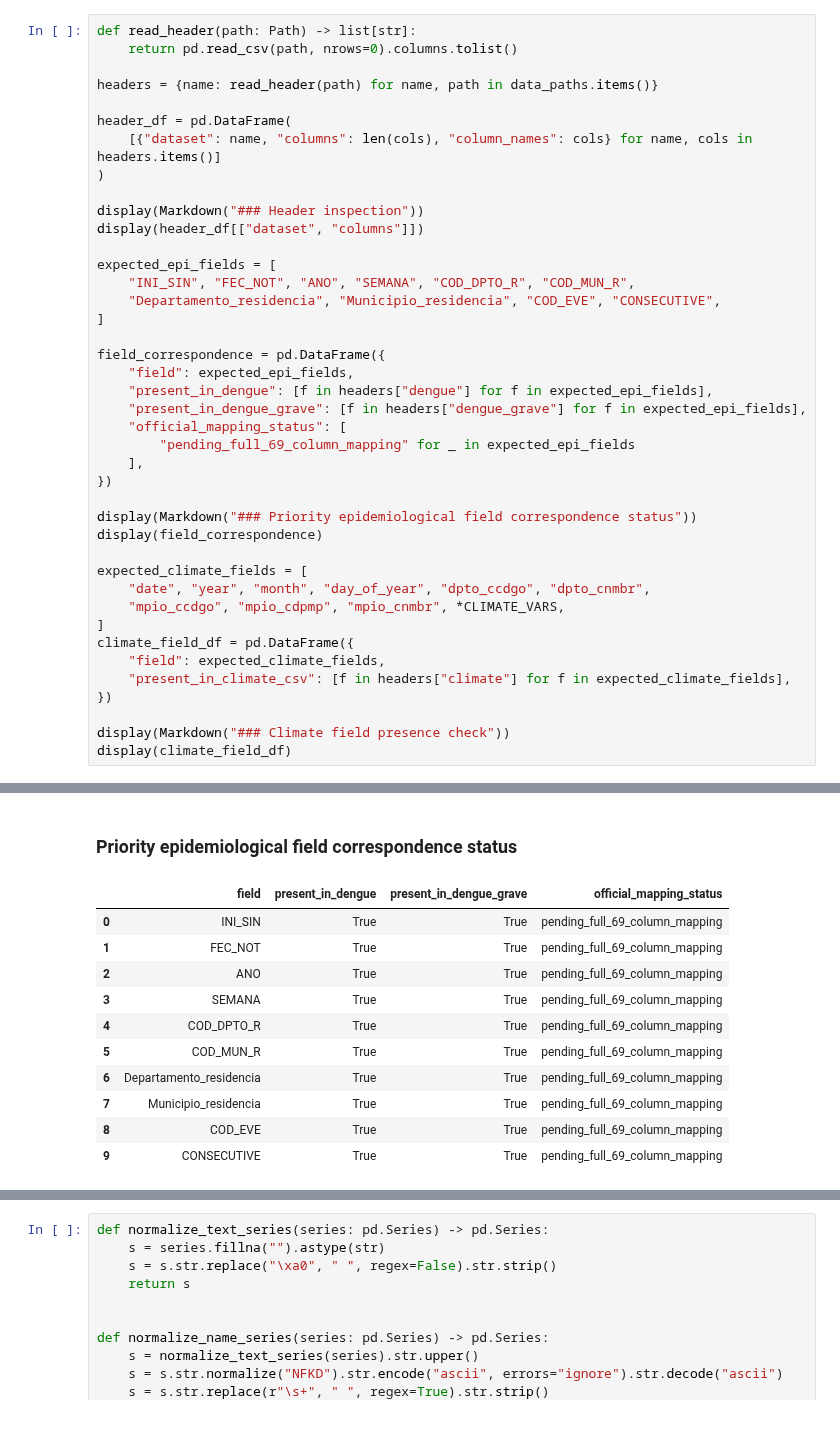
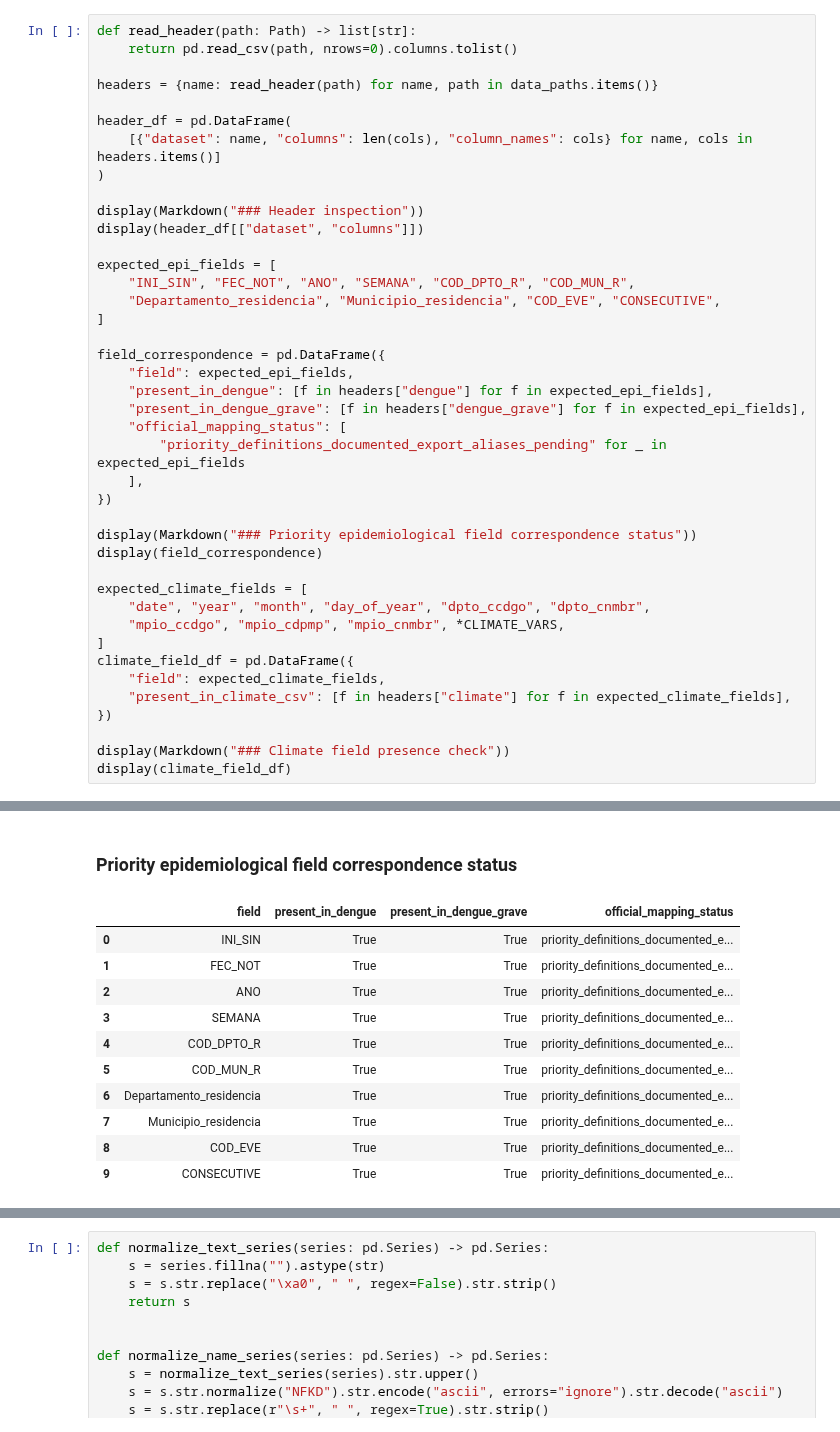
Before and after one commit to j-mauro-r/SAT-Dengue-V2, a Jupyter notebook: notebooks/01_stage2_residence_onset_eda.ipynb, the cells around one changed output, grey strips where cells are left out. Cells and saved outputs as stored; diff of their text form.

```diff
--- a/notebooks/01_stage2_residence_onset_eda.ipynb
+++ b/notebooks/01_stage2_residence_onset_eda.ipynb
@@ -210,44 +208,44 @@ expected_epi_fields = [
 field_correspondence = pd.DataFrame({
     "field": expected_epi_fields,
     "present_in_dengue": [f in headers["dengue"] for f in expected_epi_fields],
     "present_in_dengue_grave": [f in headers["dengue_grave"] for f in expected_epi_fields],
     "official_mapping_status": [
-        "pending_full_69_column_mapping" for _ in expected_epi_fields
+        "priority_definitions_documented_export_aliases_pending" for _ in expected_epi_fields
     ],
 })
 
 display(Markdown("### Priority epidemiological field correspondence status"))
 display(field_correspondence)
 
 expected_climate_fields = [
     "date", "year", "month", "day_of_year", "dpto_ccdgo", "dpto_cnmbr",
     "mpio_ccdgo", "mpio_cdpmp", "mpio_cnmbr", *CLIMATE_VARS,
 ]
 climate_field_df = pd.DataFrame({
     "field": expected_climate_fields,
     "present_in_climate_csv": [f in headers["climate"] for f in expected_climate_fields],
 })
 
 display(Markdown("### Climate field presence check"))
 display(climate_field_df)
 # %% [output]
 ### Header inspection
 |  | dataset | columns |
 | 0 | dengue | 69 |
 | 1 | dengue_grave | 69 |
 | 2 | climate | 18 |
 ### Priority epidemiological field correspondence status
 |  | field | present_in_dengue | present_in_dengue_grave | official_mapping_status |
-| 0 | INI_SIN | True | True | pending_full_69_column_mapping |
-| 1 | FEC_NOT | True | True | pending_full_69_column_mapping |
-| 2 | ANO | True | True | pending_full_69_column_mapping |
-| 3 | SEMANA | True | True | pending_full_69_column_mapping |
-| 4 | COD_DPTO_R | True | True | pending_full_69_column_mapping |
-| 5 | COD_MUN_R | True | True | pending_full_69_column_mapping |
-| 6 | Departamento_residencia | True | True | pending_full_69_column_mapping |
-| 7 | Municipio_residencia | True | True | pending_full_69_column_mapping |
-| 8 | COD_EVE | True | True | pending_full_69_column_mapping |
-| 9 | CONSECUTIVE | True | True | pending_full_69_column_mapping |
+| 0 | INI_SIN | True | True | priority_definitions_documented_e... |
+| 1 | FEC_NOT | True | True | priority_definitions_documented_e... |
+| 2 | ANO | True | True | priority_definitions_documented_e... |
+| 3 | SEMANA | True | True | priority_definitions_documented_e... |
+| 4 | COD_DPTO_R | True | True | priority_definitions_documented_e... |
+| 5 | COD_MUN_R | True | True | priority_definitions_documented_e... |
+| 6 | Departamento_residencia | True | True | priority_definitions_documented_e... |
+| 7 | Municipio_residencia | True | True | priority_definitions_documented_e... |
+| 8 | COD_EVE | True | True | priority_definitions_documented_e... |
+| 9 | CONSECUTIVE | True | True | priority_definitions_documented_e... |
 ### Climate field presence check
 |  | field | present_in_climate_csv |
 | 0 | date | True |
```
Also changed, not shown: parts of 14 cells of this notebook, 38 other files.
